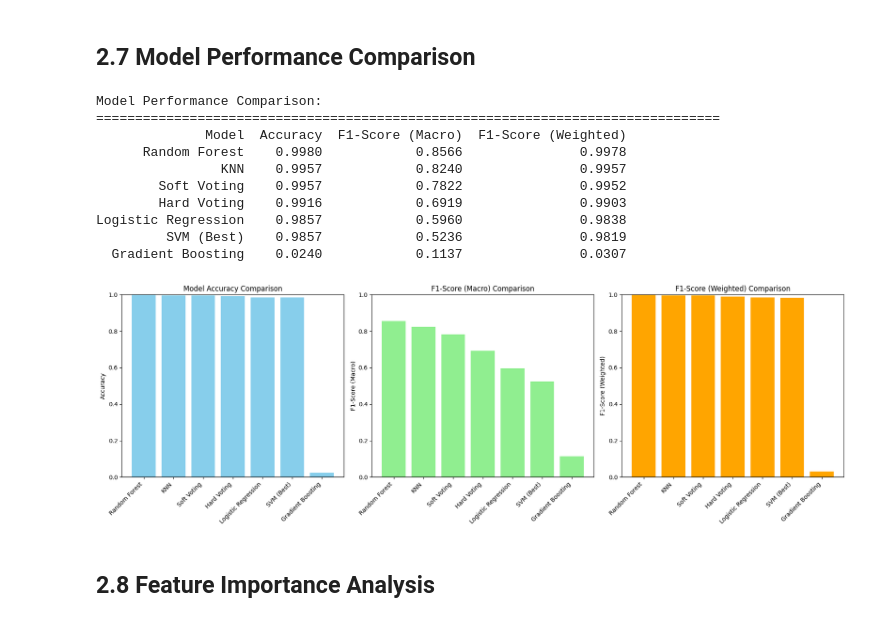
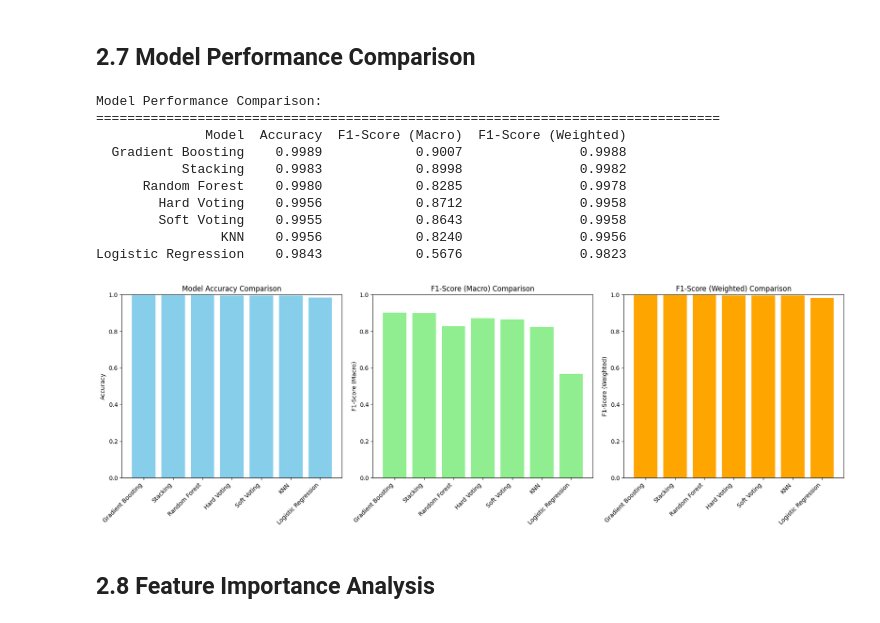
Before and after one commit to Arthur-Boutelier/machineLearningCybersecurity, a Jupyter notebook: machine_learning_project.ipynb, the cells around one changed output. Drawn from its saved outputs; the diff is of its cells as text; code cells hidden in the pictures.

```diff
--- a/machine_learning_project.ipynb
+++ b/machine_learning_project.ipynb
@@ -780,10 +680,10 @@ weighted avg       1.00      1.00      1.00     10000
 # %% [markdown]
 On the original train set, before SMOTE:
 # %%
-gradient_boosting = GradientBoostingClassifier(n_estimators=100, random_state=42)
-gradient_boosting.fit(X_train, y_train)
+gradient_boosting = xgb.XGBClassifier(tree_method="hist", early_stopping_rounds=2)
+gradient_boosting.fit(X_train, y_train, eval_set=[(X_test, y_test)])
+models.append({"model" : gradient_boosting, "name": "XGB", "library": "xgb"})
 y_pred_gb = gradient_boosting.predict(X_test)
-
 conf_matrix = confusion_matrix(y_test, y_pred_gb)
 print("Gradient Boosting Results:")
 print("Confusion matrix: ", conf_matrix)
@@ -820,8 +720,9 @@ weighted avg       0.05      0.02      0.03     10000
 # %% [markdown]
 On the SMOTE balanced train set:
 # %%
-gradient_boosting_smote = GradientBoostingClassifier(n_estimators=100, random_state=42)
-gradient_boosting_smote.fit(X_train_smote, y_train_smote)
+gradient_boosting_smote = xgb.XGBClassifier(tree_method="hist", early_stopping_rounds=2)
+gradient_boosting_smote.fit(X_train_smote, y_train_smote, eval_set=[(X_test, y_test)])
+models.append({"model" : gradient_boosting_smote, "name": "XGB_smote", "library": "xgb"})
 y_pred_gb = gradient_boosting_smote.predict(X_test)
 
 conf_matrix = confusion_matrix(y_test, y_pred_gb)
@@ -848,8 +766,8 @@ KeyboardInterrupt:
 # Create base models for voting ensemble
 lr_voting = LogisticRegression(max_iter=1000)
 knn_voting = KNeighborsClassifier(n_neighbors=5, weights='distance')
-svm_voting = SVC(kernel='rbf', C=1.0, gamma='scale', probability=True)  # Enable probability for soft voting
 rf_voting = RandomForestClassifier(n_estimators=100, random_state=42, class_weight='balanced')
+
 
 
 # Hard Voting Classifier
@@ -857,14 +775,14 @@ hard_voting_clf = VotingClassifier(
     estimators=[
         ('lr', lr_voting),
         ('knn', knn_voting),
-        ('svm', svm_voting),
-        ('rf', rf_voting)
+        ('rf', rf_voting),
     ],
     voting='hard'
 )
 
 print("Training Hard Voting Classifier...")
-hard_voting_clf.fit(X_train, y_train)
+hard_voting_clf.fit(X_train_smote, y_train_smote)
+models.append({"model" : hard_voting_clf, "name": "hard_voting", "library": "sklearn"})
 y_pred_hard = hard_voting_clf.predict(X_test)
 
 print("Hard Voting Results:")
@@ -875,14 +793,15 @@ soft_voting_clf = VotingClassifier(
     estimators=[
         ('lr', lr_voting),
         ('knn', knn_voting),
-        ('svm', svm_voting),
-        ('rf', rf_voting)
+        ('rf', rf_voting),
     ],
     voting='soft'
 )
 
 print("\nTraining Soft Voting Classifier...")
-soft_voting_clf.fit(X_train, y_train)
+soft_voting_clf.fit(X_train_smote, y_train_smote)
+models.append({"model" : soft_voting_clf, "name": "soft_voting", "library": "sklearn"})
+
 y_pred_soft = soft_voting_clf.predict(X_test)
 
 print("Soft Voting Results:")
@@ -963,9 +899,7 @@ plt.show()
 base_models = [
     ('lr', LogisticRegression()),
     ('knn', KNeighborsClassifier(n_neighbors=5, weights='distance')),
-    ('svm', SVC(kernel='rbf', C=1.0, gamma='scale', probability=True)),
     ('rf', RandomForestClassifier(n_estimators=100, random_state=42, class_weight='balanced')),
-    ('gb', GradientBoostingClassifier(n_estimators=100, random_state=42))
 ]
 
 # Use Random Forest as meta-learner
@@ -979,7 +913,8 @@ stacking_clf = StackingClassifier(
 )
 
 print("Training Stacking Classifier...")
-stacking_clf.fit(X_train, y_train)
+stacking_clf.fit(X_train_smote, y_train_smote)
+models.append({"model" : stacking_clf, "name": "stacking", "library": "sklearn", "name":"stacking"})
 y_pred_stack = stacking_clf.predict(X_test)
 
 print("Stacking Results:")
@@ -1006,12 +977,11 @@ KeyboardInterrupt:
 models_to_compare = {
     'Logistic Regression': logistic_regression,
     'KNN': knn,
-    'SVM (Best)': svm,
     'Random Forest': random_forest,
     'Gradient Boosting': gradient_boosting,
     'Hard Voting': hard_voting_clf,
     'Soft Voting': soft_voting_clf,
-    # 'Stacking': stacking_clf
+    'Stacking': stacking_clf
 }
 
 # Calculate metrics for each model
@@ -1025,7 +995,7 @@ for name, model in models_to_compare.items():
             y_pred = y_pred_soft
         else:  # Stacking
             pass
-            # y_pred = y_pred_stack
+            y_pred = y_pred_stack
     else:
         y_pred = model.predict(X_test)
 
@@ -1054,41 +1024,41 @@ fig, axes = plt.subplots(1, 3, figsize=(18, 6))
 # Accuracy comparison
 axes[0].bar(range(len(comparison_df)), comparison_df['Accuracy'], color='skyblue')
 axes[0].set_title('Model Accuracy Comparison')
 axes[0].set_ylabel('Accuracy')
 axes[0].set_xticks(range(len(comparison_df)))
 axes[0].set_xticklabels(comparison_df['Model'], rotation=45, ha='right')
 axes[0].set_ylim(0, 1)
 
 # F1-Score (Macro) comparison
 axes[1].bar(range(len(comparison_df)), comparison_df['F1-Score (Macro)'], color='lightgreen')
 axes[1].set_title('F1-Score (Macro) Comparison')
 axes[1].set_ylabel('F1-Score (Macro)')
 axes[1].set_xticks(range(len(comparison_df)))
 axes[1].set_xticklabels(comparison_df['Model'], rotation=45, ha='right')
 axes[1].set_ylim(0, 1)
 
 # F1-Score (Weighted) comparison
 axes[2].bar(range(len(comparison_df)), comparison_df['F1-Score (Weighted)'], color='orange')
 axes[2].set_title('F1-Score (Weighted) Comparison')
 axes[2].set_ylabel('F1-Score (Weighted)')
 axes[2].set_xticks(range(len(comparison_df)))
 axes[2].set_xticklabels(comparison_df['Model'], rotation=45, ha='right')
 axes[2].set_ylim(0, 1)
 
 plt.tight_layout()
 plt.show()
 # %% [output]
 Model Performance Comparison:
 ================================================================================
               Model  Accuracy  F1-Score (Macro)  F1-Score (Weighted)
-      Random Forest    0.9980            0.8566               0.9978
-                KNN    0.9957            0.8240               0.9957
-        Soft Voting    0.9957            0.7822               0.9952
-        Hard Voting    0.9916            0.6919               0.9903
-Logistic Regression    0.9857            0.5960               0.9838
-         SVM (Best)    0.9857            0.5236               0.9819
-  Gradient Boosting    0.0240            0.1137               0.0307
+  Gradient Boosting    0.9989            0.9007               0.9988
+           Stacking    0.9983            0.8998               0.9982
+      Random Forest    0.9980            0.8285               0.9978
+        Hard Voting    0.9956            0.8712               0.9958
+        Soft Voting    0.9955            0.8643               0.9958
+                KNN    0.9956            0.8240               0.9956
+Logistic Regression    0.9843            0.5676               0.9823
-[figure, old version]
+[figure, new version]
 # %% [markdown]
 ## 2.8 Feature Importance Analysis
 # %%
```
Also changed, not shown: parts of 34 cells of this notebook, 3 other files.
